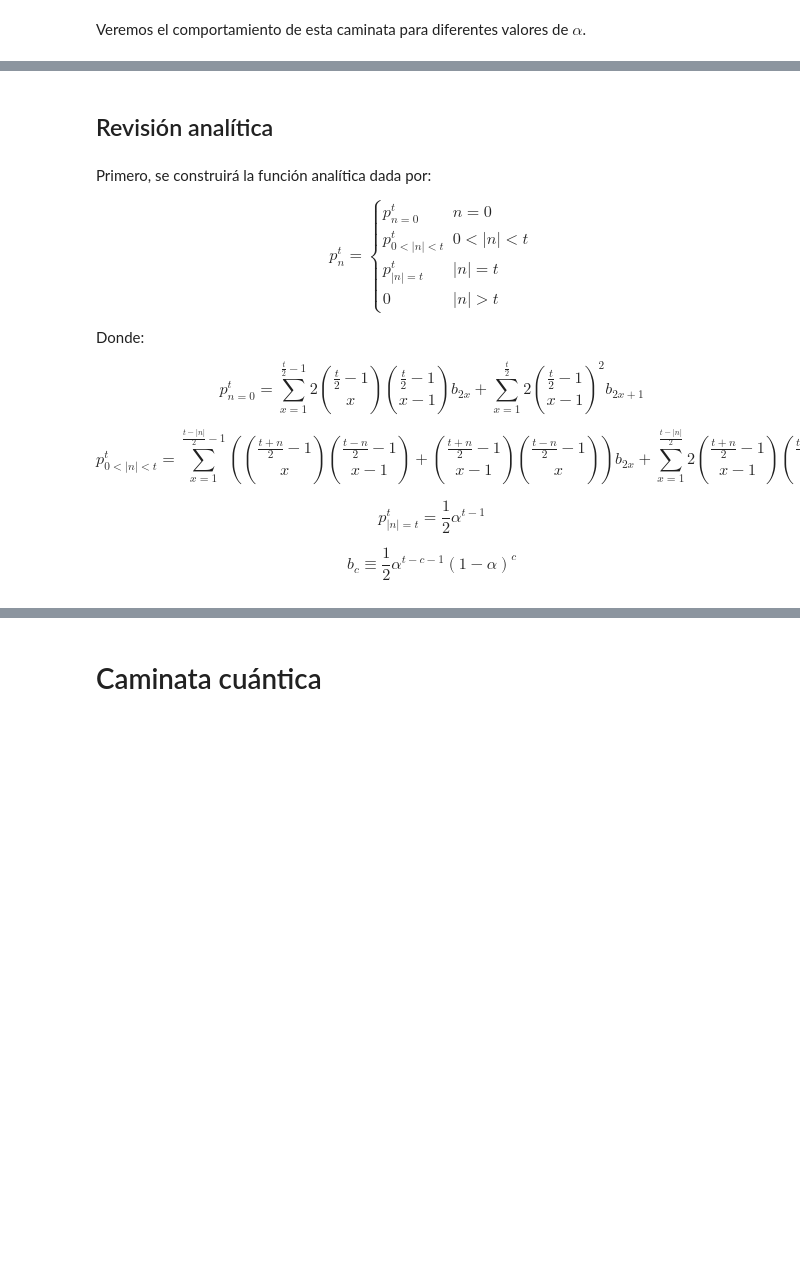
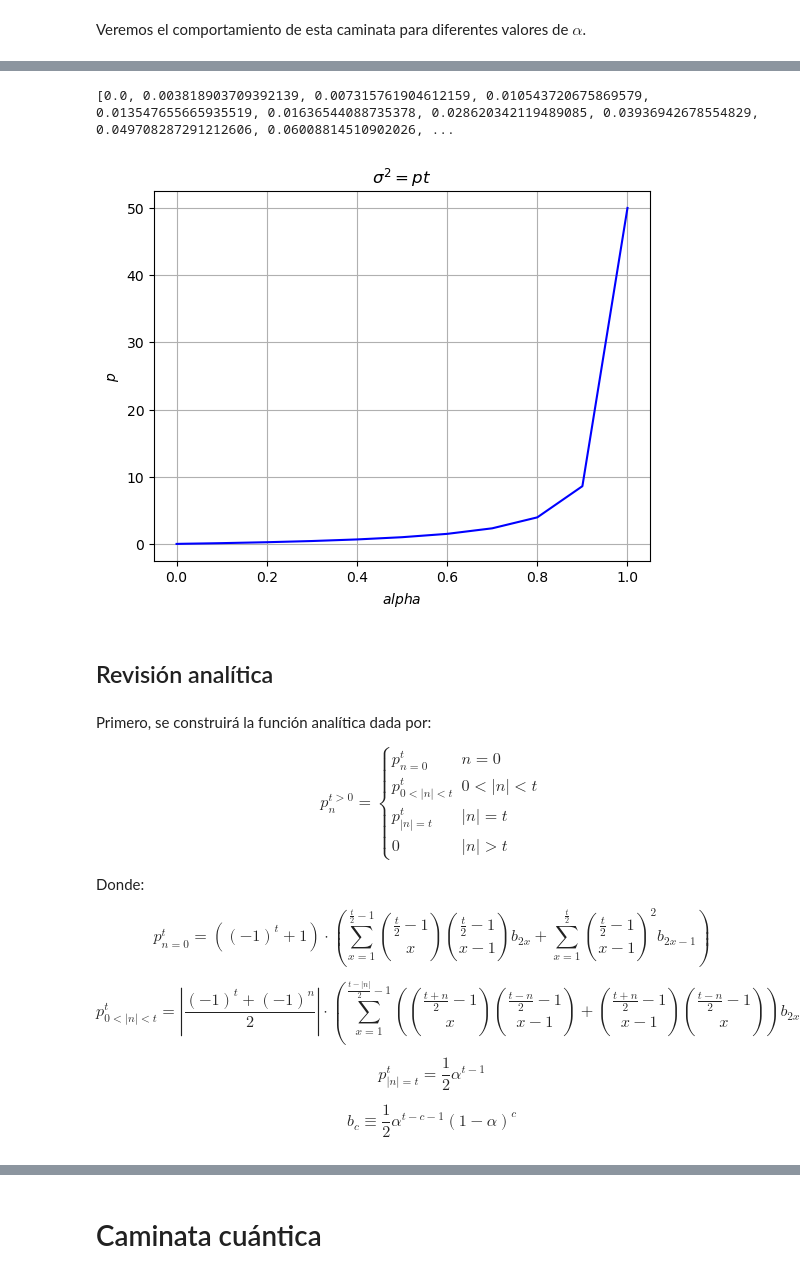
Before and after one commit to SDazaR/Trabajo-de-Grado-F-sica, a Jupyter notebook: Unidimensional Walks.ipynb, the cells around one changed output, grey strips where cells are left out. Drawn from its saved outputs; the diff is of its cells as text; code cells hidden in the pictures; blank space fills up the shorter version.

```diff
--- a/Unidimensional Walks.ipynb
+++ b/Unidimensional Walks.ipynb
@@ -246,7 +319,7 @@ x, y = graf_var2(Stvec, alphavec)
 # %%
 pends = []
-for Stvec_log in y:
-    x_array = np.array(x)
+for Stvec_log in y_log:
+    x_array = np.array(x_log)
     y_array = np.array(Stvec_log)
 
     # Calcula la pendiente utilizando el método de mínimos cuadrados
@@ -267,10 +340,29 @@ plt.show()
+# %%
+pends = []
+for Stvec_y in y:
+    x_array = np.array(x)
+    y_array = np.array(Stvec_y)
+
+    # Calcula la pendiente utilizando el método de mínimos cuadrados
+    pends.append(np.sum((x_array - np.mean(x_array)) * (y_array - np.mean(y_array))) / np.sum((x_array - np.mean(x_array))**2))
+
+print (pends)
+plt.plot(alphavec, pends, color='b')
+plt.title('$\sigma^2 = pt$')
+plt.xlabel("$alpha$")
+plt.ylabel('$p$')
+plt.grid(True)
+plt.show()
+# %% [output]
+[0.0, 0.003818903709392139, 0.007315761904612159, 0.010543720675869579, 0.013547655665935519, 0.01636544088735378, 0.028620342119489085, 0.03936942678554829, 0.049708287291212606, 0.06008814510902026, ...
+[figure, added]
 # %% [markdown]
 ## Revisión analítica
 # %% [markdown]
 Primero, se construirá la función analítica dada por:
 
 $$
-p_n^t = \left\lbrace
+p_n^{t>0} = \left\lbrace
 \begin{array}{ll}
 \displaystyle p_{n=0}^t & n=0\\
 \displaystyle p_{0<|n|<t}^t & 0<|n|<t\\
@@ -283,13 +375,13 @@ $$
 Donde:
 
 $$
-p_{n = 0}^t = \sum_{x=1}^{\frac{t}{2}-1} 2\binom{\frac{t}{2}-1}{x} \binom{\frac{t}{2}-1}{x-1}  b_{2x} + \sum_{x=1}^{\frac{t}{2}} 2\binom{\frac{t}{2}-1}{x-1}^2 b_{2x+1}
+p_{n = 0}^t = ((-1)^t+1)\cdot \left(\sum_{x=1}^{\frac{t}{2}-1} \binom{\frac{t}{2}-1}{x} \binom{\frac{t}{2}-1}{x-1}  b_{2x} + \sum_{x=1}^{\frac{t}{2}} \binom{\frac{t}{2}-1}{x-1}^2 b_{2x-1}\right)
 $$
 
 $$
-p_{0<|n|<t}^t = \sum_{x=1}^{\frac{t-|n|}{2}-1} \left(\binom{\frac{t+n}{2}-1}{x} \binom{\frac{t-n}{2}-1}{x-1} + \binom{\frac{t+n}{2}-1}{x-1} \binom{\frac{t-n}{2}-1}{x}\right) b_{2x} \nonumber
-+ \sum_{x=1}^{\frac{t-|n|}{2}} 2\binom{\frac{t+n}{2}-1}{x-1}\binom{\frac{t-n}{2}-1}{x-1} b_{2x+1} \nonumber
-+ \binom{\frac{t+|n|}{2}-1}{\frac{t-|n|}{2}} b_{t-|n|}
+p_{0<|n|<t}^t = \left|\frac{(-1)^t+(-1)^n}{2}\right|\cdot \left(\sum_{x=1}^{\frac{t-|n|}{2}-1} \left(\binom{\frac{t+n}{2}-1}{x} \binom{\frac{t-n}{2}-1}{x-1} + \binom{\frac{t+n}{2}-1}{x-1} \binom{\frac{t-n}{2}-1}{x}\right) b_{2x} \nonumber
++ \sum_{x=1}^{\frac{t-|n|}{2}} 2\binom{\frac{t+n}{2}-1}{x-1}\binom{\frac{t-n}{2}-1}{x-1} b_{2x-1} \nonumber
++ \binom{\frac{t+|n|}{2}-1}{\frac{t-|n|}{2}} b_{t-|n|}\right)
 $$
 
 $$
```
Also changed, not shown: parts of 62 cells of this notebook.
